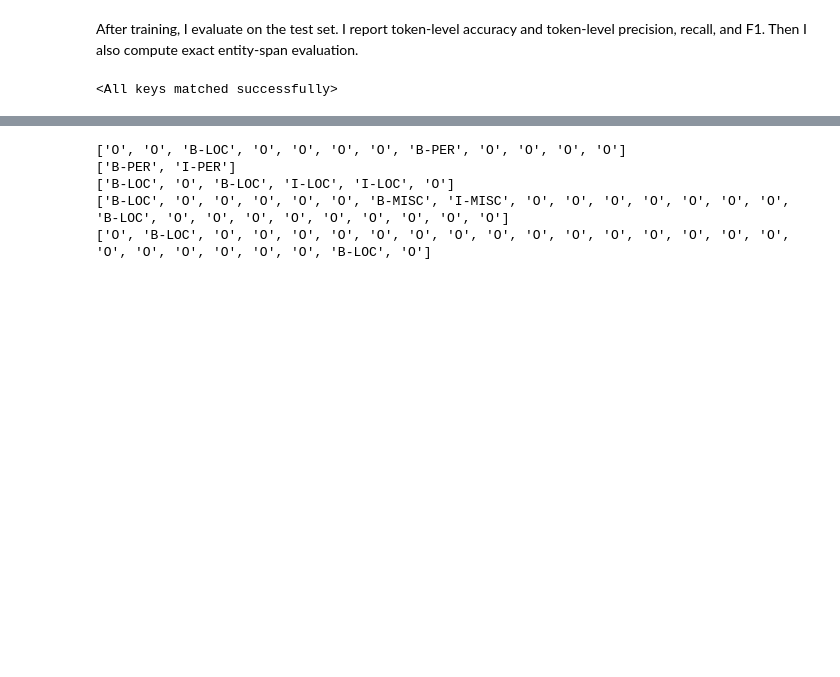
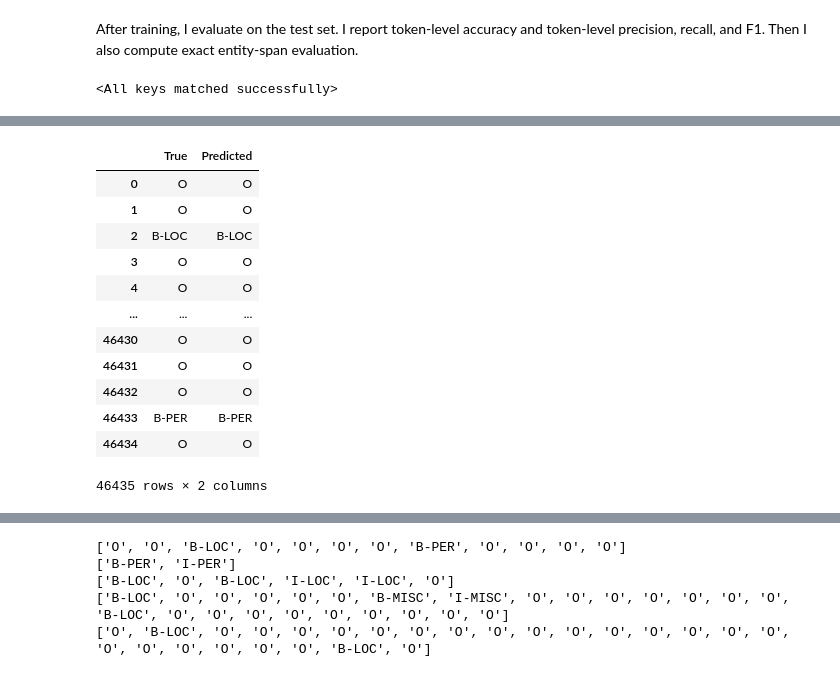
Before and after one commit to Efemirkan/ner-comparison-project, a Jupyter notebook: notebooks/02_bilstm_model.ipynb, the cells around one changed output, grey strips where cells are left out. Saved outputs shown, nothing was run; the diff lists cells and outputs as text; code cells hidden in the pictures; blank space fills up the shorter version.

```diff
--- a/notebooks/02_bilstm_model.ipynb
+++ b/notebooks/02_bilstm_model.ipynb
@@ -1353,0 +1379,17 @@ def evaluation(model, test_data):
+# %%
+token_results = pd.DataFrame({"True": eval_results["token_true"], "Predicted": eval_results["token_pred"]})
+token_results
+# %% [output]
+|  | True | Predicted |
+| 0 | O | O |
+| 1 | O | O |
+| 2 | B-LOC | B-LOC |
+| 3 | O | O |
+| 4 | O | O |
+| ... | ... | ... |
+| 46430 | O | O |
+| 46431 | O | O |
+| 46432 | O | O |
+| 46433 | B-PER | B-PER |
+| 46434 | O | O |
+46435 rows × 2 columns
```
Also changed, not shown: parts of 35 cells of this notebook, 1 other file.
